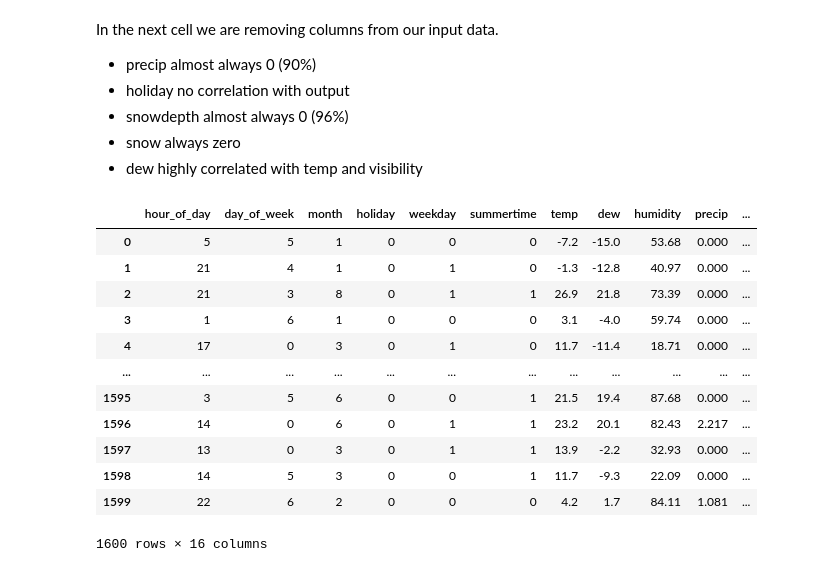
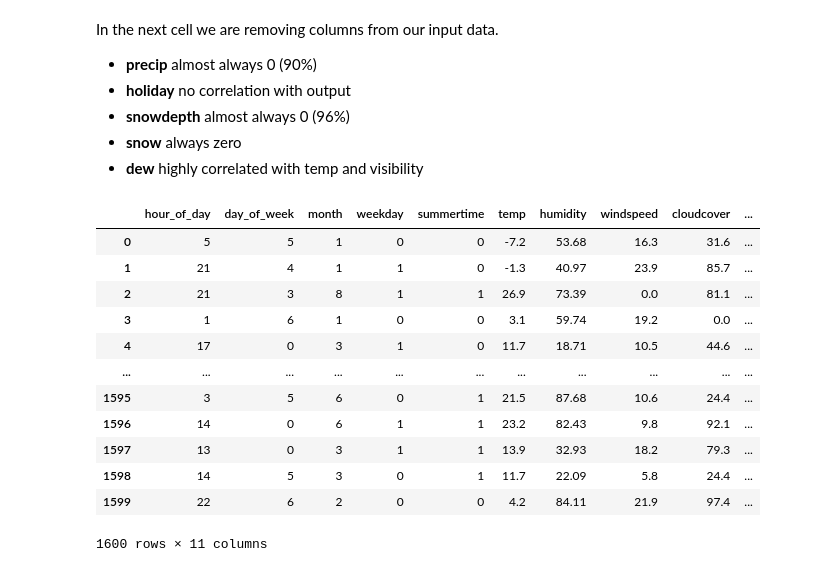
Before and after one commit to koczka990/SML_project, a Jupyter notebook: preparing_data.ipynb, the cells around one changed output. Saved outputs shown, nothing was run; the diff lists cells and outputs as text; code cells hidden in the pictures.

```diff
--- a/preparing_data.ipynb
+++ b/preparing_data.ipynb
@@ -21,29 +21,30 @@ data = pd.read_csv('data/training_data.csv')
 # %% [markdown]
 In the next cell we are removing columns from our input data.
 
-- precip
+- **precip**
     almost always 0 (90%)
-- holiday
+- **holiday**
     no correlation with output
-- snowdepth
+- **snowdepth**
     almost always 0 (96%)
-- snow
+- **snow**
     always zero
-- dew
+- **dew**
     highly correlated with temp and visibility
 # %%
 filtered = data.drop(['precip', 'holiday', 'snowdepth', 'snow', 'dew'], axis=1)
+filtered
 # %% [output]
-|  | hour_of_day | day_of_week | month | holiday | weekday | summertime | temp | dew | humidity | precip | ... |
-| 0 | 5 | 5 | 1 | 0 | 0 | 0 | -7.2 | -15.0 | 53.68 | 0.000 | ... |
-| 1 | 21 | 4 | 1 | 0 | 1 | 0 | -1.3 | -12.8 | 40.97 | 0.000 | ... |
-| 2 | 21 | 3 | 8 | 0 | 1 | 1 | 26.9 | 21.8 | 73.39 | 0.000 | ... |
-| 3 | 1 | 6 | 1 | 0 | 0 | 0 | 3.1 | -4.0 | 59.74 | 0.000 | ... |
-| 4 | 17 | 0 | 3 | 0 | 1 | 0 | 11.7 | -11.4 | 18.71 | 0.000 | ... |
-| ... | ... | ... | ... | ... | ... | ... | ... | ... | ... | ... | ... |
-| 1595 | 3 | 5 | 6 | 0 | 0 | 1 | 21.5 | 19.4 | 87.68 | 0.000 | ... |
-| 1596 | 14 | 0 | 6 | 0 | 1 | 1 | 23.2 | 20.1 | 82.43 | 2.217 | ... |
-| 1597 | 13 | 0 | 3 | 0 | 1 | 1 | 13.9 | -2.2 | 32.93 | 0.000 | ... |
-| 1598 | 14 | 5 | 3 | 0 | 0 | 1 | 11.7 | -9.3 | 22.09 | 0.000 | ... |
-| 1599 | 22 | 6 | 2 | 0 | 0 | 0 | 4.2 | 1.7 | 84.11 | 1.081 | ... |
+|  | hour_of_day | day_of_week | month | weekday | summertime | temp | humidity | windspeed | cloudcover | ... |
+| 0 | 5 | 5 | 1 | 0 | 0 | -7.2 | 53.68 | 16.3 | 31.6 | ... |
+| 1 | 21 | 4 | 1 | 1 | 0 | -1.3 | 40.97 | 23.9 | 85.7 | ... |
+| 2 | 21 | 3 | 8 | 1 | 1 | 26.9 | 73.39 | 0.0 | 81.1 | ... |
+| 3 | 1 | 6 | 1 | 0 | 0 | 3.1 | 59.74 | 19.2 | 0.0 | ... |
+| 4 | 17 | 0 | 3 | 1 | 0 | 11.7 | 18.71 | 10.5 | 44.6 | ... |
+| ... | ... | ... | ... | ... | ... | ... | ... | ... | ... | ... |
+| 1595 | 3 | 5 | 6 | 0 | 1 | 21.5 | 87.68 | 10.6 | 24.4 | ... |
+| 1596 | 14 | 0 | 6 | 1 | 1 | 23.2 | 82.43 | 9.8 | 92.1 | ... |
+| 1597 | 13 | 0 | 3 | 1 | 1 | 13.9 | 32.93 | 18.2 | 79.3 | ... |
+| 1598 | 14 | 5 | 3 | 0 | 1 | 11.7 | 22.09 | 5.8 | 24.4 | ... |
+| 1599 | 22 | 6 | 2 | 0 | 0 | 4.2 | 84.11 | 21.9 | 97.4 | ... |
-1600 rows × 16 columns
+1600 rows × 11 columns
```
Also changed, not shown: parts of 3 cells of this notebook, 5 other files.
